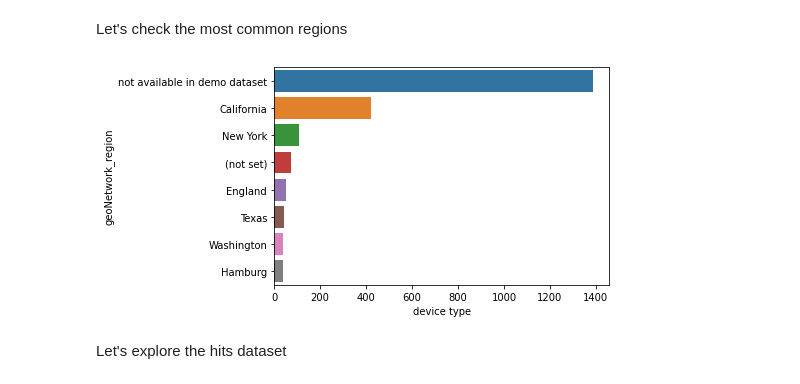
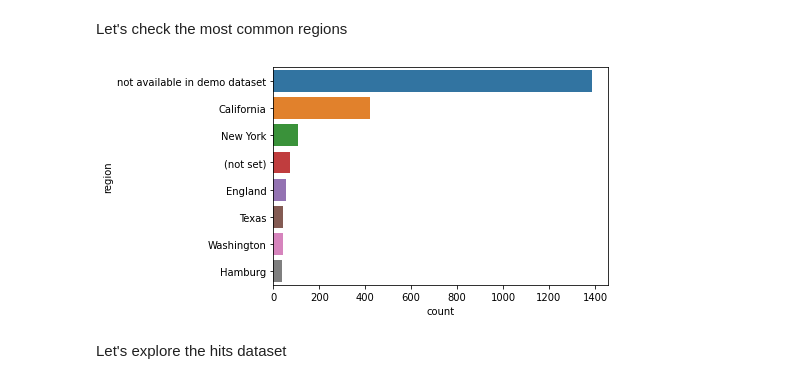
Before and after one commit to lamparelli/analytics_eda, a Jupyter notebook: eda.ipynb, the cells around one changed output. Cells and saved outputs as stored; diff of their text form; code cells hidden in the pictures.

```diff
--- a/eda.ipynb
+++ b/eda.ipynb
@@ -404,11 +404,11 @@ Let's check the most common regions
 # %%
 numRegionsToShow = 8
 
 ax = sns.countplot(data=df, y="geoNetwork_region", order=df.geoNetwork_region.value_counts()[:numRegionsToShow].index)
-ax.set(xlabel="device type")
+ax.set(ylabel="region", xlabel="count")
 plt.show()
 # %% [output]
-[figure, old version]
+[figure, new version]
 # %% [markdown]
 Let's explore the hits dataset
 # %%
```
Also changed, not shown: parts of 1 cell of this notebook.
